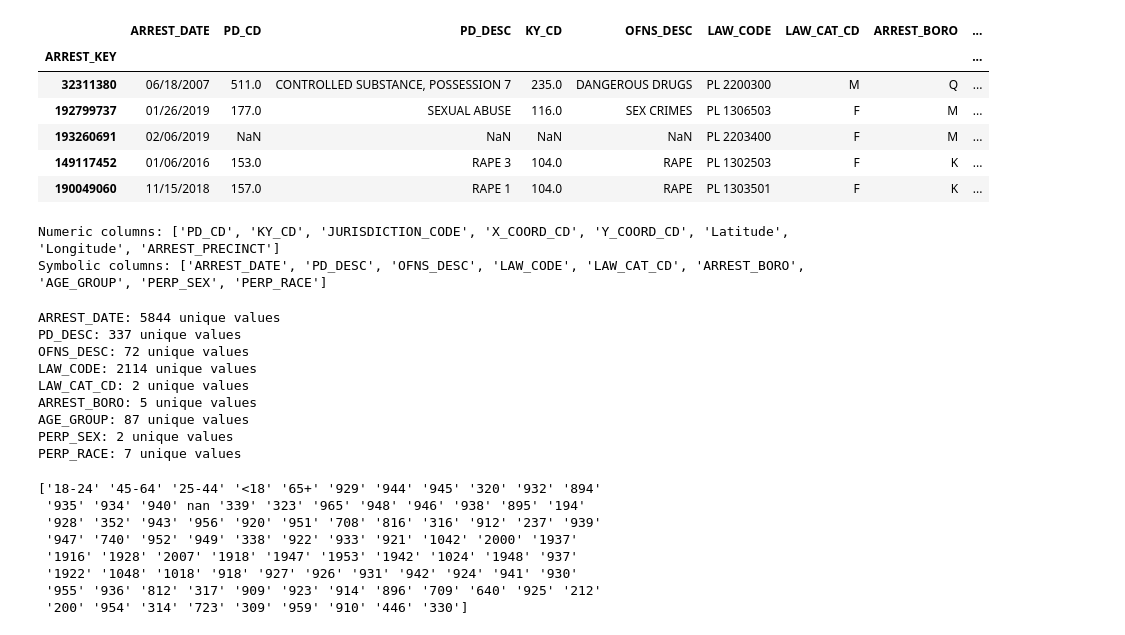
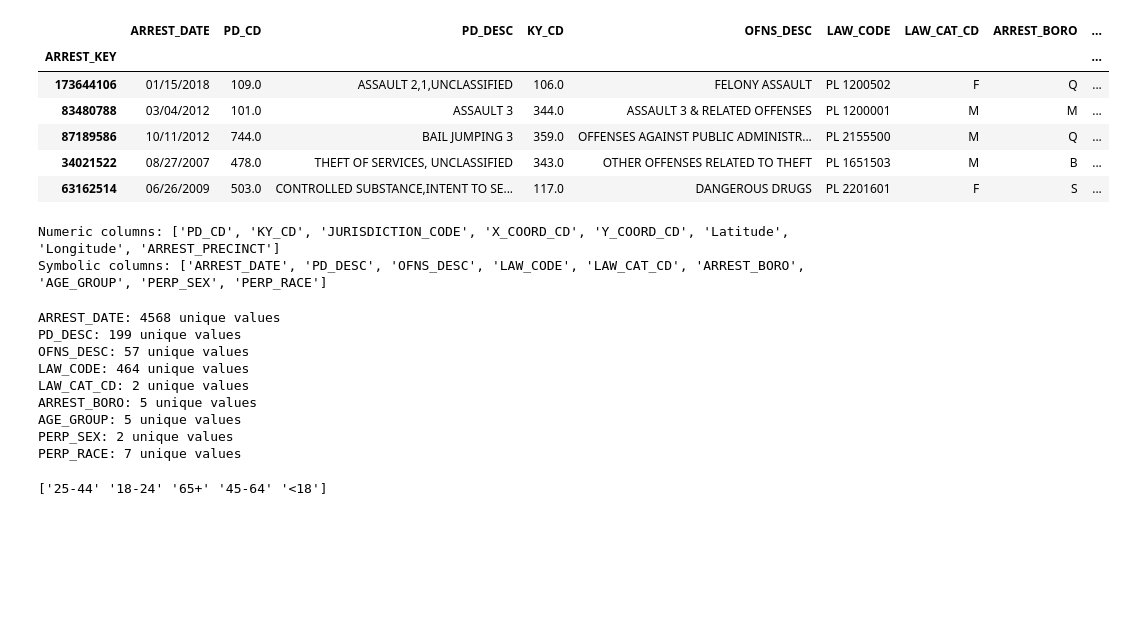
Before and after one commit to freshblaxx/DataScience, a Jupyter notebook: Projeto/Preparation/Variable Encoding/Var_Encoding_arrests.ipynb, the cells around one changed output. Drawn from its saved outputs; the diff is of its cells as text; code cells hidden in the pictures; blank space fills up the shorter version.

```diff
--- a/Projeto/Preparation/Variable Encoding/Var_Encoding_arrests.ipynb
+++ b/Projeto/Preparation/Variable Encoding/Var_Encoding_arrests.ipynb
@@ -5,16 +5,16 @@ import numpy as np
 data: DataFrame = read_csv("class_ny_arrests.csv",index_col="ARREST_KEY", na_values={"", "UNKNOWN"})
 # %%
 data.head()
-sampled_data = data.sample(n=10000, random_state=1)
-sampled_data.head()
+data = data.sample(n=10000, random_state=1)
+data.head()
 # %% [output]
 |  | ARREST_DATE | PD_CD | PD_DESC | KY_CD | OFNS_DESC | LAW_CODE | LAW_CAT_CD | ARREST_BORO | ... |
 | ARREST_KEY |  |  |  |  |  |  |  |  | ... |
-| 32311380 | 06/18/2007 | 511.0 | CONTROLLED SUBSTANCE, POSSESSION 7 | 235.0 | DANGEROUS DRUGS | PL 2200300 | M | Q | ... |
-| 192799737 | 01/26/2019 | 177.0 | SEXUAL ABUSE | 116.0 | SEX CRIMES | PL 1306503 | F | M | ... |
-| 193260691 | 02/06/2019 | NaN | NaN | NaN | NaN | PL 2203400 | F | M | ... |
-| 149117452 | 01/06/2016 | 153.0 | RAPE 3 | 104.0 | RAPE | PL 1302503 | F | K | ... |
-| 190049060 | 11/15/2018 | 157.0 | RAPE 1 | 104.0 | RAPE | PL 1303501 | F | K | ... |
+| 173644106 | 01/15/2018 | 109.0 | ASSAULT 2,1,UNCLASSIFIED | 106.0 | FELONY ASSAULT | PL 1200502 | F | Q | ... |
+| 83480788 | 03/04/2012 | 101.0 | ASSAULT 3 | 344.0 | ASSAULT 3 & RELATED OFFENSES | PL 1200001 | M | M | ... |
+| 87189586 | 10/11/2012 | 744.0 | BAIL JUMPING 3 | 359.0 | OFFENSES AGAINST PUBLIC ADMINISTR... | PL 2155500 | M | Q | ... |
+| 34021522 | 08/27/2007 | 478.0 | THEFT OF SERVICES, UNCLASSIFIED | 343.0 | OTHER OFFENSES RELATED TO THEFT | PL 1651503 | M | B | ... |
+| 63162514 | 06/26/2009 | 503.0 | CONTROLLED SUBSTANCE,INTENT TO SE... | 117.0 | DANGEROUS DRUGS | PL 2201601 | F | S | ... |
 # %%
 def get_variable_types(df):
     return df.dtypes
@@ -33,26 +33,19 @@ Symbolic columns: ['ARREST_DATE', 'PD_DESC', 'OFNS_DESC', 'LAW_CODE', 'LAW_CAT_C
 for column in symbolic_columns:
     print(f"{column}: {data[column].nunique()} unique values")
 # %% [output]
-ARREST_DATE: 5844 unique values
-PD_DESC: 337 unique values
-OFNS_DESC: 72 unique values
-LAW_CODE: 2114 unique values
+ARREST_DATE: 4568 unique values
+PD_DESC: 199 unique values
+OFNS_DESC: 57 unique values
+LAW_CODE: 464 unique values
 LAW_CAT_CD: 2 unique values
 ARREST_BORO: 5 unique values
-AGE_GROUP: 87 unique values
+AGE_GROUP: 5 unique values
 PERP_SEX: 2 unique values
 PERP_RACE: 7 unique values
 # %%
 unique_arrest_boro = data['AGE_GROUP'].unique()
 print(unique_arrest_boro)
 # %% [output]
-['18-24' '45-64' '25-44' '<18' '65+' '929' '944' '945' '320' '932' '894'
- '935' '934' '940' nan '339' '323' '965' '948' '946' '938' '895' '194'
- '928' '352' '943' '956' '920' '951' '708' '816' '316' '912' '237' '939'
- '947' '740' '952' '949' '338' '922' '933' '921' '1042' '2000' '1937'
- '1916' '1928' '2007' '1918' '1947' '1953' '1942' '1024' '1948' '937'
- '1922' '1048' '1018' '918' '927' '926' '931' '942' '924' '941' '930'
- '955' '936' '812' '317' '909' '923' '914' '896' '709' '640' '925' '212'
- '200' '954' '314' '723' '309' '959' '910' '446' '330']
+['25-44' '18-24' '65+' '45-64' '<18']
 # %%
 data['CLASS'] = data['JURISDICTION_CODE'].apply(lambda x: 0 if x < 3 else 1)
```
Also changed, not shown: parts of 5 cells of this notebook, 11 other files.
